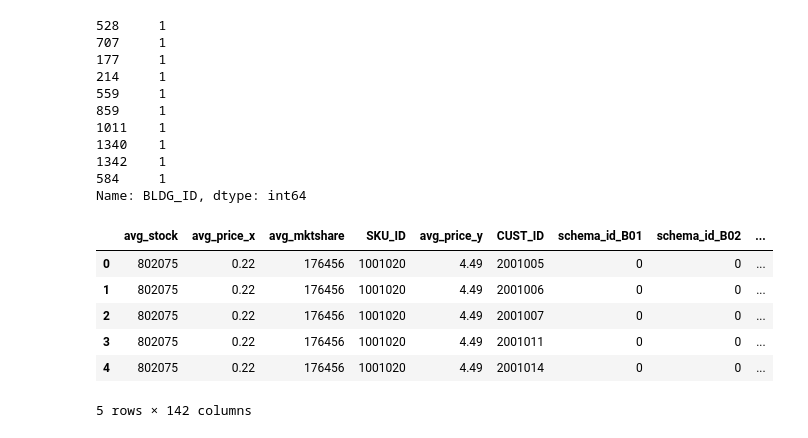
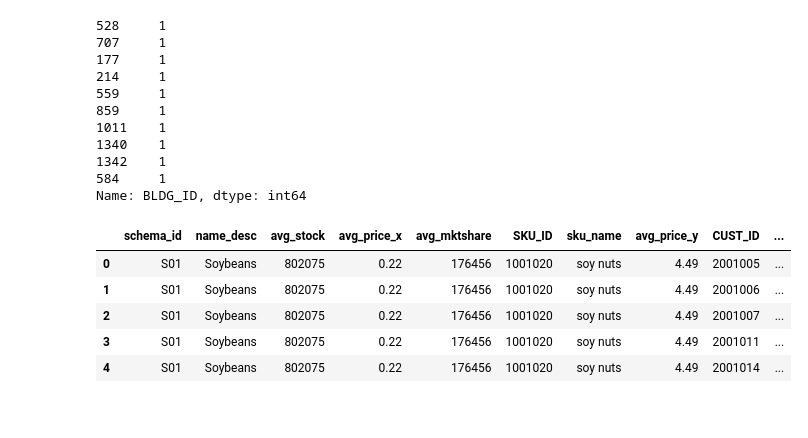
Before and after one commit to kuromasadev/PROJ4-GRP2, a Jupyter notebook: model/rand_forest_sa.ipynb, the cells around one changed output. Cells and saved outputs as stored; diff of their text form; code cells hidden in the pictures.

```diff
--- a/model/rand_forest_sa.ipynb
+++ b/model/rand_forest_sa.ipynb
@@ -8,16 +8,16 @@ import pandas as pd
 # %%
 # Import and read the csv's
 ##supply data
-key_data = pd.read_csv("../data/00-key.csv")
-sku_data = pd.read_csv("../data/01-SKU.csv")
-dist_data = pd.read_csv("../data/02-DIST.csv")
+key_data = pd.read_csv("../data/old/00-key.csv")
+sku_data = pd.read_csv("../data/old/01-SKU.csv")
+dist_data = pd.read_csv("../data/old/02-DIST.csv")
 
 ##demand data
-posa_data = pd.read_csv("../data/03-POS-A.csv")
-posb_data = pd.read_csv("../data/03-POS-B.csv")
-sect_data = pd.read_csv("../data/04-SECT.csv")
+posa_data = pd.read_csv("../data/old/03-POS-A.csv")
+posb_data = pd.read_csv("../data/old/03-POS-B.csv")
+sect_data = pd.read_csv("../data/old/04-SECT.csv")
 
-matrix_data = pd.read_csv("../data/05-MATRIX.csv")
+matrix_data = pd.read_csv("../data/old/05-MATRIX.csv")
 # %%
 #display table (CHECKING IF IT RAN CORRECTLY)
 #dist_data.head()
@@ -137,15 +137,15 @@ print(combined_demand_df['BLDG_ID'].value_counts())
 584     1
 Name: BLDG_ID, dtype: int64
 # %%
-# Convert categorical data to numeric in supply df (using get dummies)
-supply_dummies = pd.get_dummies(combined_supply_df)
+# Convert categorical data(selected columns) to numeric in supply df (using get dummies)
+supply_cols = ['supply_desc_x','supply_desc_y','distribution','production']
+supply_dummies = pd.get_dummies(combined_supply_df, columns=supply_cols)
 supply_dummies.head()
 # %% [output]
-|  | avg_stock | avg_price_x | avg_mktshare | SKU_ID | avg_price_y | CUST_ID | schema_id_B01 | schema_id_B02 | ... |
-| 0 | 802075 | 0.22 | 176456 | 1001020 | 4.49 | 2001005 | 0 | 0 | ... |
-| 1 | 802075 | 0.22 | 176456 | 1001020 | 4.49 | 2001006 | 0 | 0 | ... |
-| 2 | 802075 | 0.22 | 176456 | 1001020 | 4.49 | 2001007 | 0 | 0 | ... |
-| 3 | 802075 | 0.22 | 176456 | 1001020 | 4.49 | 2001011 | 0 | 0 | ... |
-| 4 | 802075 | 0.22 | 176456 | 1001020 | 4.49 | 2001014 | 0 | 0 | ... |
+|  | schema_id | name_desc | avg_stock | avg_price_x | avg_mktshare | SKU_ID | sku_name | avg_price_y | CUST_ID | ... |
+| 0 | S01 | Soybeans | 802075 | 0.22 | 176456 | 1001020 | soy nuts | 4.49 | 2001005 | ... |
+| 1 | S01 | Soybeans | 802075 | 0.22 | 176456 | 1001020 | soy nuts | 4.49 | 2001006 | ... |
+| 2 | S01 | Soybeans | 802075 | 0.22 | 176456 | 1001020 | soy nuts | 4.49 | 2001007 | ... |
+| 3 | S01 | Soybeans | 802075 | 0.22 | 176456 | 1001020 | soy nuts | 4.49 | 2001011 | ... |
+| 4 | S01 | Soybeans | 802075 | 0.22 | 176456 | 1001020 | soy nuts | 4.49 | 2001014 | ... |
-5 rows × 142 columns
 # %%
```
Also changed, not shown: parts of 11 cells of this notebook.
